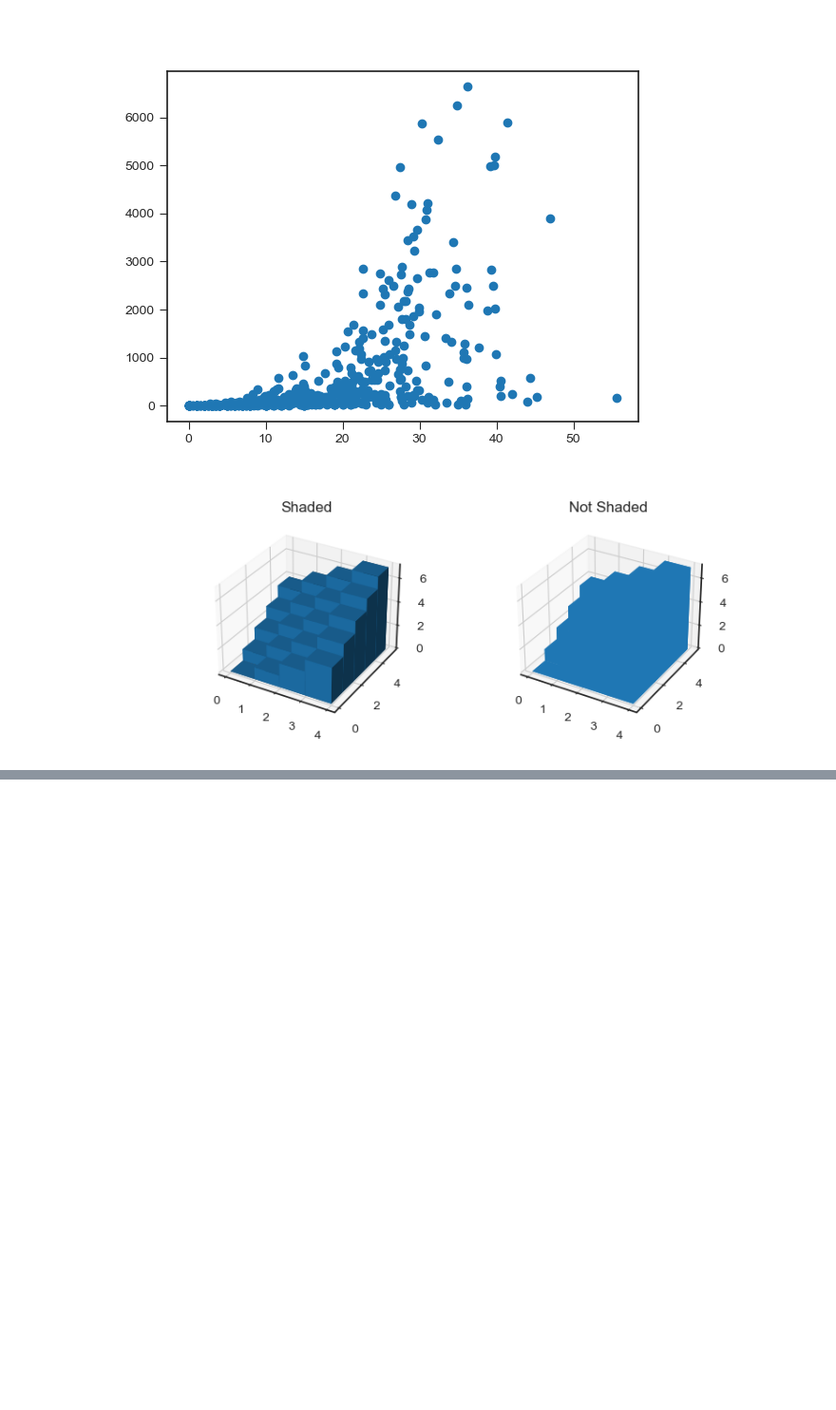
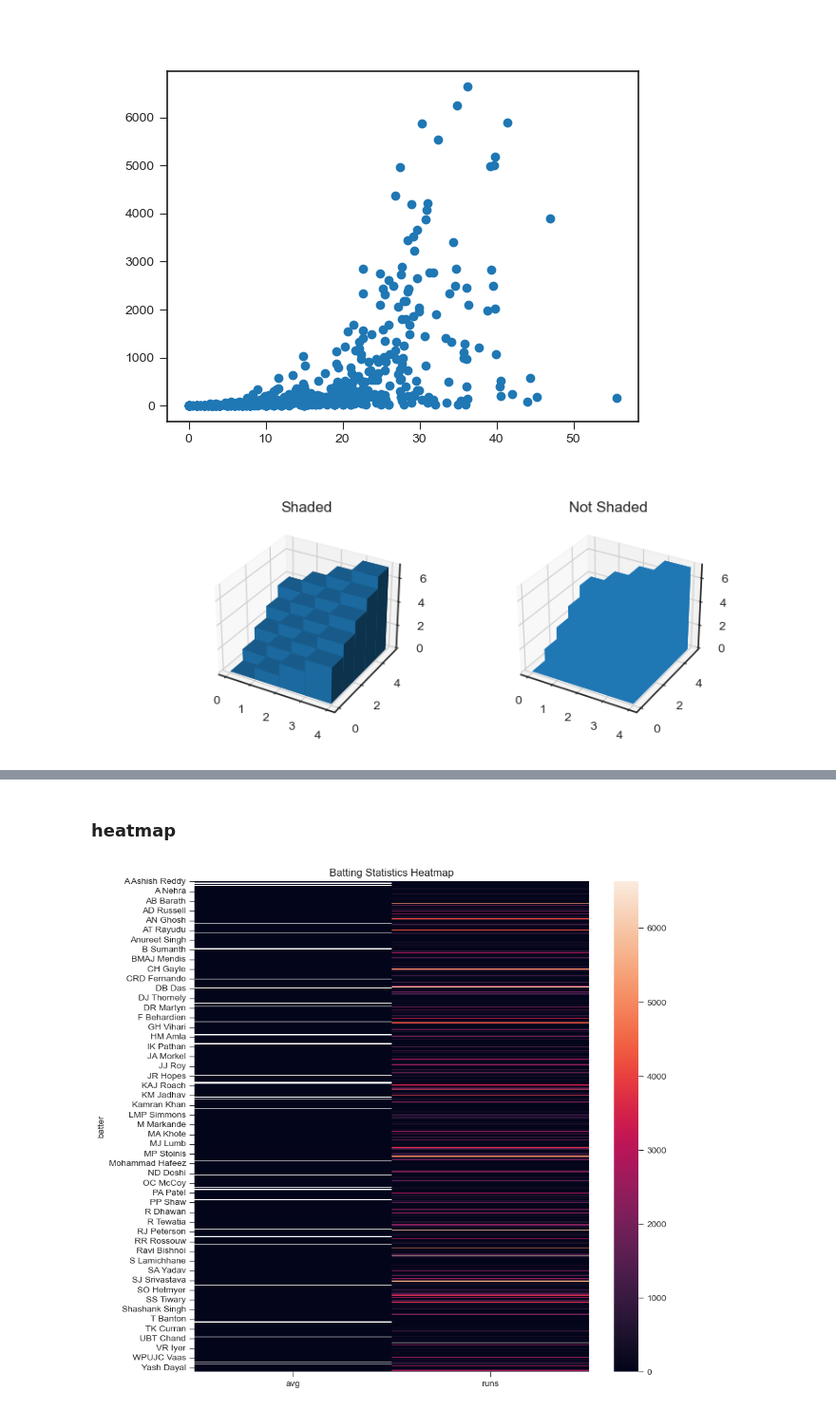
Before and after one commit to PurplePegasus08/My-ML-notes, a Jupyter notebook: Data visualizations/Plots.ipynb, the cells around one changed output, grey strips where cells are left out. Shown at 95% size. Cells and saved outputs as stored; diff of their text form; code cells hidden in the pictures; blank space fills up the shorter version.

Commit message:
Heatmapt info

```diff
--- a/Data visualizations/Plots.ipynb
+++ b/Data visualizations/Plots.ipynb
@@ -608,0 +614,11 @@ for i in range(1,100):
+# %% [markdown]
+### heatmap
+# %%
+pivoted_data = bat.pivot_table(index='batter', values=['avg', 'runs'] )
+plt.figure(figsize=(10,10))
+sns.heatmap(pivoted_data)
+plt.title("Batting Statistics Heatmap")
+
+plt.show()
+# %% [output]
+[figure, added]
```
Also changed, not shown: parts of 9 cells of this notebook.
